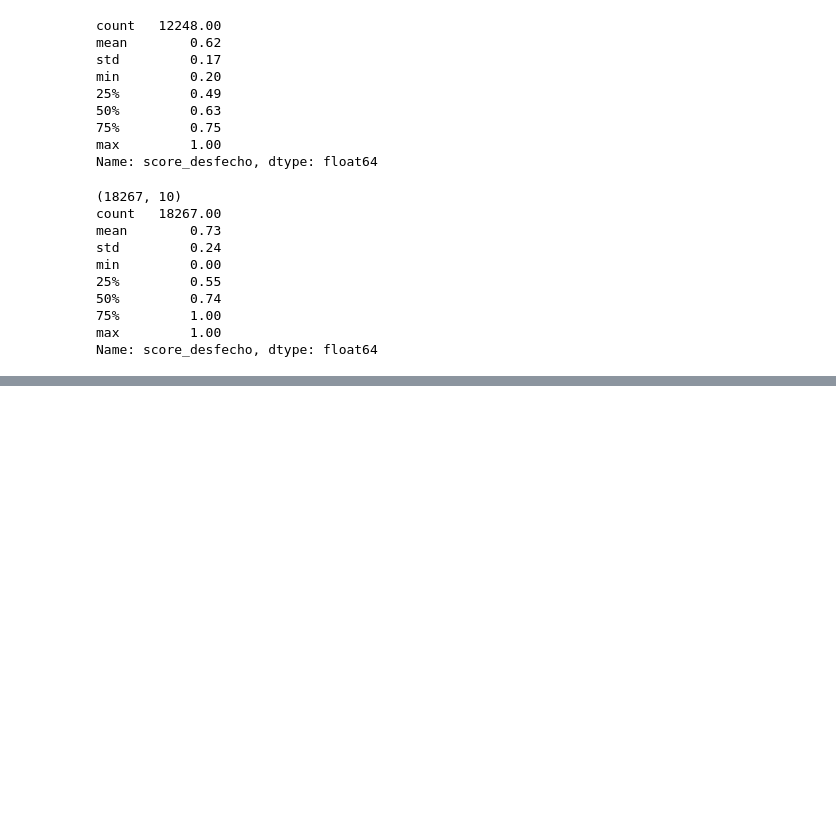
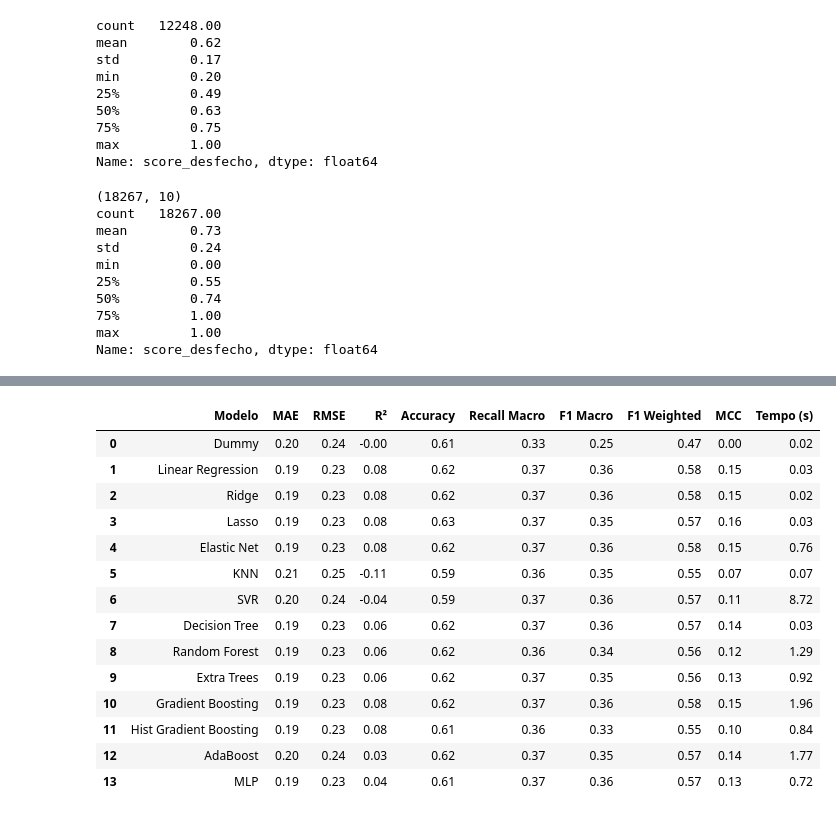
Before and after one commit to Fishguto5/Hackathon-Enter-Unicamp, a Jupyter notebook: teste/ML_Ana_testes.ipynb, the cells around one changed output, grey strips where cells are left out. Cells and saved outputs as stored; diff of their text form; code cells hidden in the pictures; blank space fills up the shorter version.

```diff
--- a/teste/ML_Ana_testes.ipynb
+++ b/teste/ML_Ana_testes.ipynb
@@ -2491,0 +2841,9 @@ Name: score_desfecho, dtype: float64
+# %%
+pred_melhor = previsoes[melhor_nome]
+
+resultado_melhor = pd.DataFrame({
+    "Score real": y_test_score.values,
+    "Score previsto": pred_melhor
+})
+
+resultado_melhor.head(20)
@@ -2491,0 +2892,8 @@ Name: score_desfecho, dtype: float64
+# %%
+DESCONTO_ACORDO = 0.20
+
+resultado_melhor["Score previsto ajustado"] = np.clip(
+    resultado_melhor["Score previsto"] * (1 - DESCONTO_ACORDO),
+    0,
+    1
+)
@@ -2491,0 +3715,14 @@ Name: score_desfecho, dtype: float64
+# %%
+def score_para_classe(score):
+
+    score = np.asarray(score)
+
+    return np.where(
+        score < 0.33,
+        0,                  # baixo
+        np.where(
+            score < 0.66,
+            1,              # médio
+            2               # alto
+        )
+    )
@@ -2491,0 +3884,20 @@ Name: score_desfecho, dtype: float64
+# %%
+comparacao_score = pd.DataFrame(resultados)
+
+comparacao_score
+# %% [output]
+|  | Modelo | MAE | RMSE | R² | Accuracy | Recall Macro | F1 Macro | F1 Weighted | MCC | Tempo (s) |
+| 0 | Dummy | 0.20 | 0.24 | -0.00 | 0.61 | 0.33 | 0.25 | 0.47 | 0.00 | 0.02 |
+| 1 | Linear Regression | 0.19 | 0.23 | 0.08 | 0.62 | 0.37 | 0.36 | 0.58 | 0.15 | 0.03 |
+| 2 | Ridge | 0.19 | 0.23 | 0.08 | 0.62 | 0.37 | 0.36 | 0.58 | 0.15 | 0.02 |
+| 3 | Lasso | 0.19 | 0.23 | 0.08 | 0.63 | 0.37 | 0.35 | 0.57 | 0.16 | 0.03 |
+| 4 | Elastic Net | 0.19 | 0.23 | 0.08 | 0.62 | 0.37 | 0.36 | 0.58 | 0.15 | 0.76 |
+| 5 | KNN | 0.21 | 0.25 | -0.11 | 0.59 | 0.36 | 0.35 | 0.55 | 0.07 | 0.07 |
+| 6 | SVR | 0.20 | 0.24 | -0.04 | 0.59 | 0.37 | 0.36 | 0.57 | 0.11 | 8.72 |
+| 7 | Decision Tree | 0.19 | 0.23 | 0.06 | 0.62 | 0.37 | 0.36 | 0.57 | 0.14 | 0.03 |
+| 8 | Random Forest | 0.19 | 0.23 | 0.06 | 0.62 | 0.36 | 0.34 | 0.56 | 0.12 | 1.29 |
+| 9 | Extra Trees | 0.19 | 0.23 | 0.06 | 0.62 | 0.37 | 0.35 | 0.56 | 0.13 | 0.92 |
+| 10 | Gradient Boosting | 0.19 | 0.23 | 0.08 | 0.62 | 0.37 | 0.36 | 0.58 | 0.15 | 1.96 |
+| 11 | Hist Gradient Boosting | 0.19 | 0.23 | 0.08 | 0.61 | 0.36 | 0.33 | 0.55 | 0.10 | 0.84 |
+| 12 | AdaBoost | 0.20 | 0.24 | 0.03 | 0.62 | 0.37 | 0.35 | 0.57 | 0.14 | 1.77 |
+| 13 | MLP | 0.19 | 0.23 | 0.04 | 0.61 | 0.37 | 0.36 | 0.57 | 0.13 | 0.72 |
```
Also changed, not shown: parts of 23 cells of this notebook.
